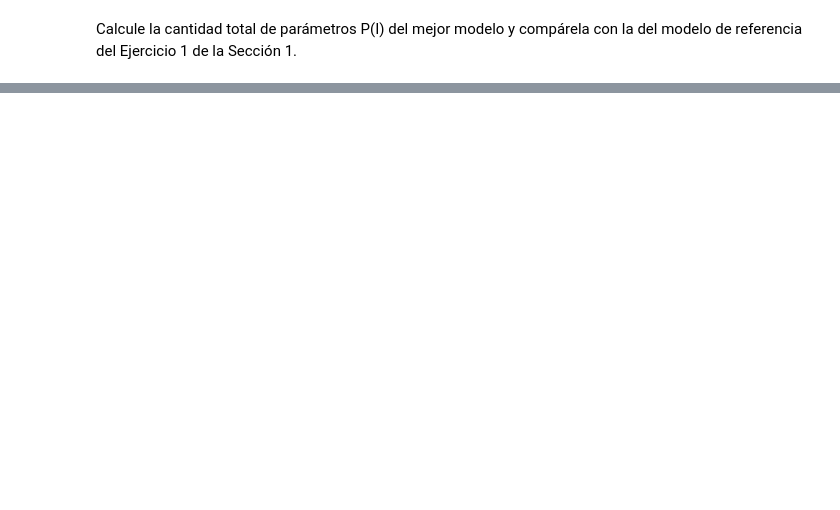
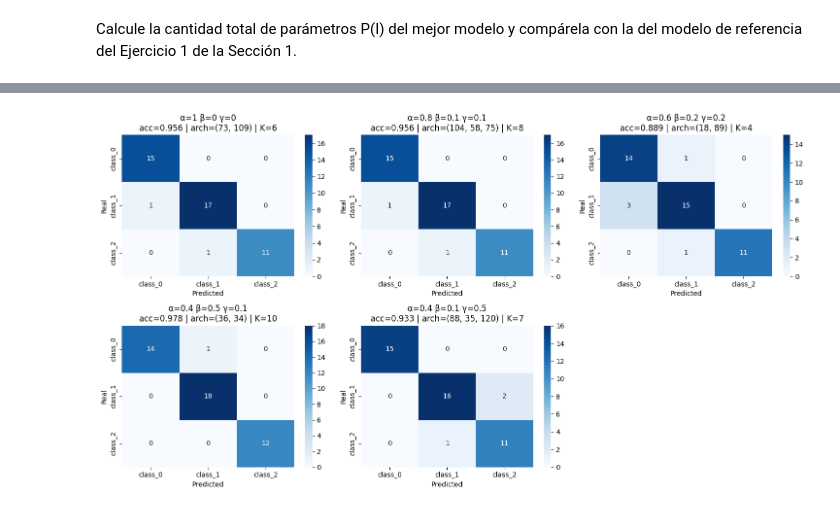
Before and after one commit to jjuradok/metaheuristicas-2026, a Jupyter notebook: ejes_1.ipynb, the cells around one changed output, grey strips where cells are left out. Drawn from its saved outputs; the diff is of its cells as text; code cells hidden in the pictures; blank space fills up the shorter version.

```diff
--- a/ejes_1.ipynb
+++ b/ejes_1.ipynb
@@ -721,0 +702,9 @@ display(df)
+# %%
+def str_to_mask(s):
+    return [int(b) for b in s]
+
+def apply_feature_mask(X, mask):
+    if isinstance(mask, str):
+        mask = str_to_mask(mask)
+    selected = [i for i, b in enumerate(mask) if b == 1]
+    return X[:, selected]
@@ -721,0 +842,24 @@ display(df)
+# %%
+n = len(cms_e3)
+cols = math.ceil(math.sqrt(n))
+rows = math.ceil(n / cols)
+
+fig, axes = plt.subplots(rows, cols, figsize=(5 * cols, 4 * rows))
+axes = axes.flatten()
+
+for ax, ((alpha, beta), arch, feat_str, acc, cm) in zip(axes, zip(results3.keys(), archs_e3, features, accuracies_e3, cms_e3)):
+    gamma = round(1 - alpha - beta, 2)
+    sns.heatmap(cm, annot=True, fmt="d", cmap="Blues", ax=ax,
+                xticklabels=df_wine.target_names,
+                yticklabels=df_wine.target_names)
+    ax.set_title(f"α={alpha} β={beta} γ={gamma}\nacc={acc:.3f} | arch={arch} | K={feat_str.count('1')}")
+    ax.set_xlabel("Predicted")
+    ax.set_ylabel("Real")
+
+for ax in axes[n:]:
+    ax.set_visible(False)
+
+plt.tight_layout()
+plt.show()
+# %% [output]
+[figure, added]
```
Also changed, not shown: parts of 16 cells of this notebook.
